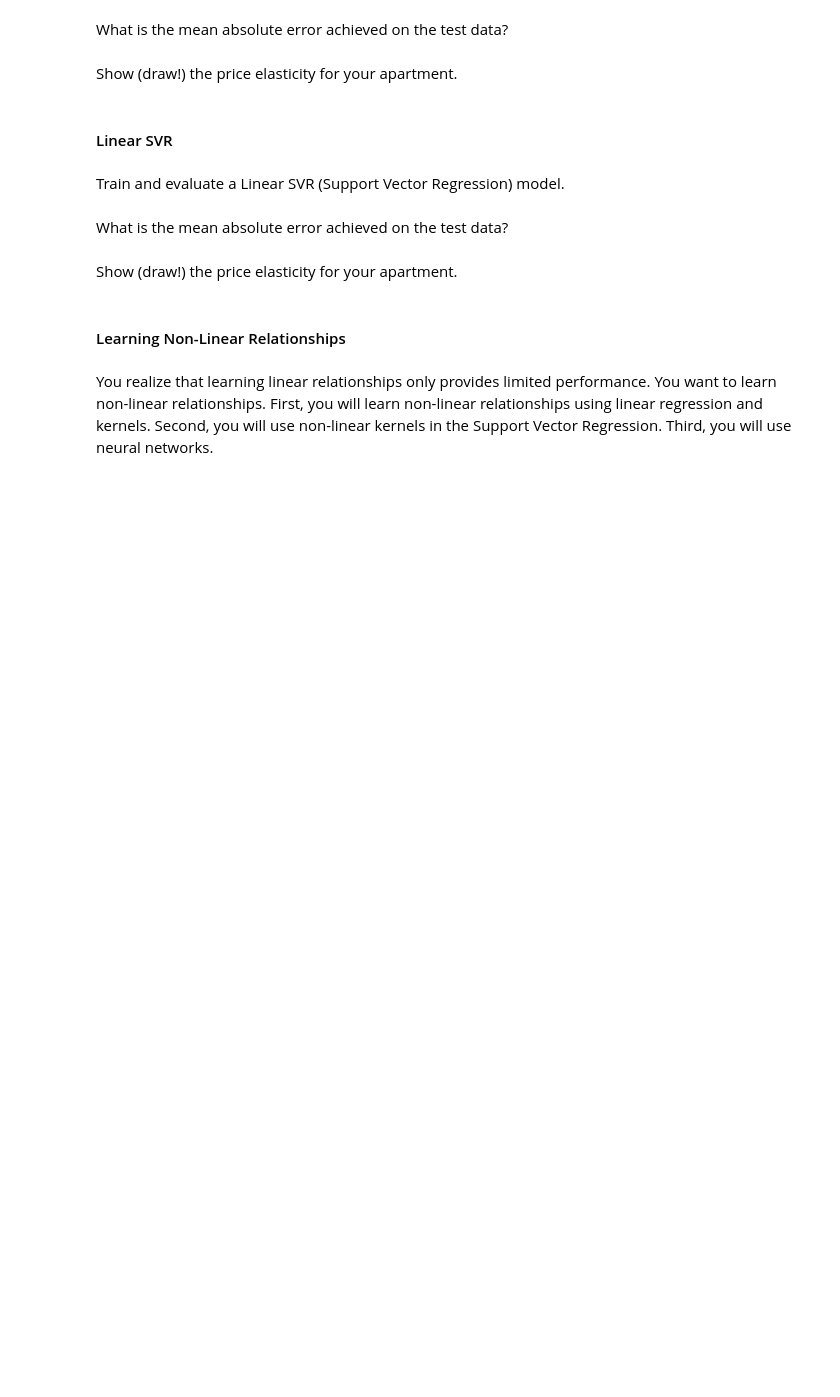
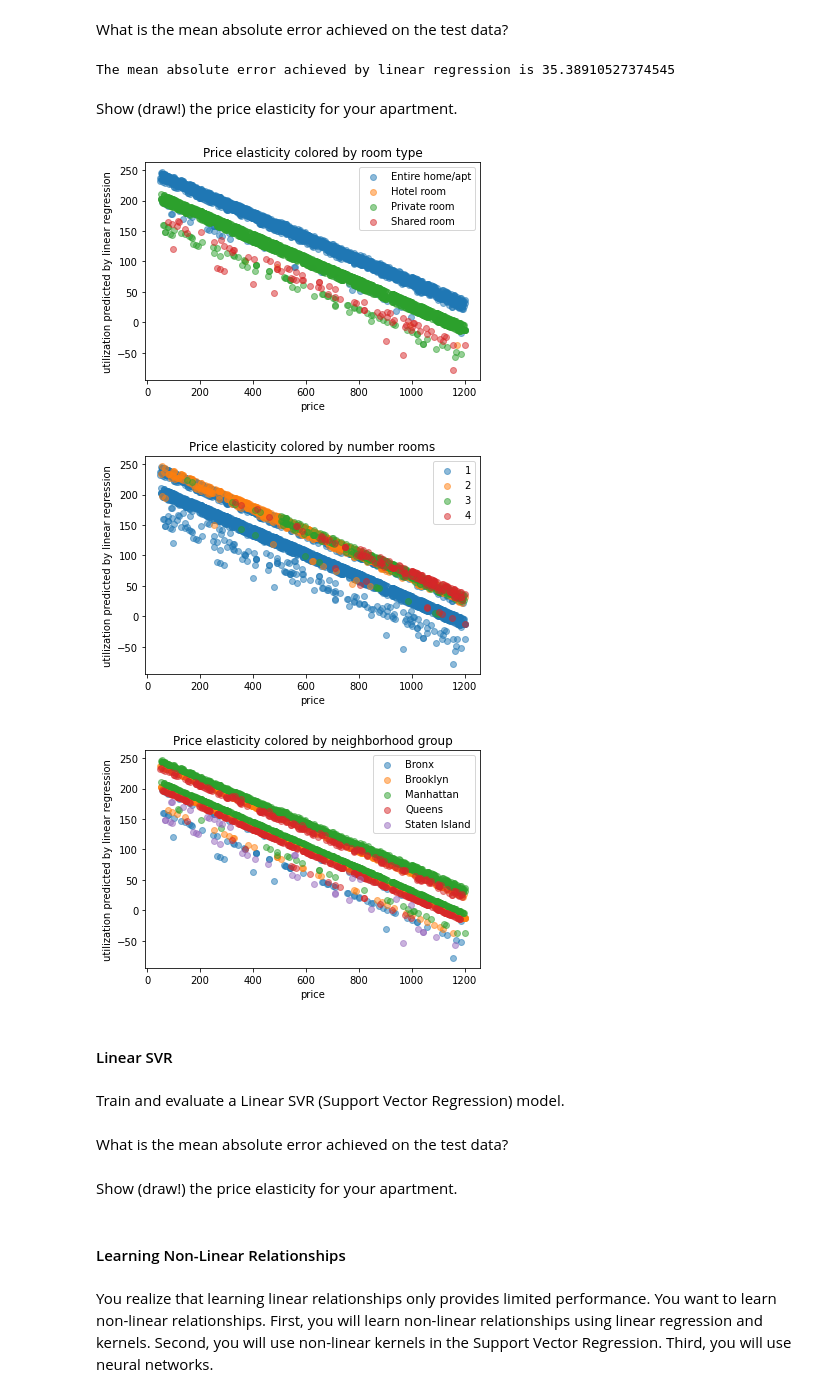
Before and after one commit to mnghiap/ids22, a Jupyter notebook: assignment1/assignment_1.ipynb, the cells around one changed output. Cells and saved outputs as stored; diff of their text form; code cells hidden in the pictures; blank space fills up the shorter version.

Commit message:
ass1: Q3 preprocessing and linear regression

```diff
--- a/assignment1/assignment_1.ipynb
+++ b/assignment1/assignment_1.ipynb
@@ -483,5 +523,19 @@ You want to use different supervised learning techniques to learn price elastici
 Prepare the data set by splitting, one-hot encoding, and normalizing.
 # %%
 # Your answer goes here
+# One hot encoding
+df = pd.get_dummies(df_util)
+# Split to X (features) and y (target)
+# id should be left out
+X, y = df[set(df.columns) - set(['utilization', 'id'])], df['utilization']
+# Train test split with skrt skrt learn
+from sklearn.model_selection import train_test_split
+X_train_un, X_test_un, y_train, y_test = train_test_split(X, y, test_size=0.05, random_state=RANDOM_SEED)
+# Normalization
+from sklearn.preprocessing import MinMaxScaler
+scaler_train = MinMaxScaler()
+scaler_test = MinMaxScaler()
+X_train = scaler_train.fit_transform(X_train_un)
+X_test = scaler_test.fit_transform(X_test_un)
 # %% [markdown]
 For each technique, use 5-cross-fold validation and assess the performance on the test set.
@@ -491,3 +576,9 @@ For each technique, use 5-cross-fold validation and assess the performance on th
 Learn a linear regression to predict the utilization of an AirBnB.
 # %%
 # Your answer goes here
+# Selecting best parameters, for linear regression there are not many choices
+from sklearn.linear_model import LinearRegression
+params_linreg = {
+    'n_jobs': [-1]
+}
+best_param_linreg = param_selection(LinearRegression, params_linreg, X_train, y_train)
@@ -494,11 +593,33 @@ Learn a linear regression to predict the utilization of an AirBnB.
+# %%
+# Train a linear regression model
+linreg = LinearRegression(**best_param_linreg)
+linreg.fit(X_train, y_train)
+# Predict for test data
+y_pred_linreg = linreg.predict(X_test)
 # %% [markdown]
 What is the mean absolute error achieved on the test data?
 # %%
 # Your answer goes here
+from sklearn.metrics import mean_absolute_error
+mae_linreg = mean_absolute_error(y_test, y_pred_linreg)
+print(f"The mean absolute error achieved by linear regression is {mae_linreg}")
+# %% [output]
+The mean absolute error achieved by linear regression is 35.38910527374545
 # %% [markdown]
 Show (draw!) the price elasticity for your apartment.
+# %%
+# Get the df of test data before a
+df_test = df_util.loc[y_test.index] # df of test data before all transformations
 # %%
 # Your answer goes here
+# Draw the utilization vs price
+df_test['y_pred_linreg'] = y_pred_linreg
+plot_price_elasticity(df_test, 'price', 'y_pred_linreg', ['room type', 'number rooms', 'neighborhood group'],
+                      ylabel="utilization predicted by linear regression")
+# %% [output]
+[figure, added]
+[figure, added]
+[figure, added]
 # %% [markdown]
 #### Linear SVR
 # %% [markdown]
```
Also changed, not shown: parts of 11 cells of this notebook.
